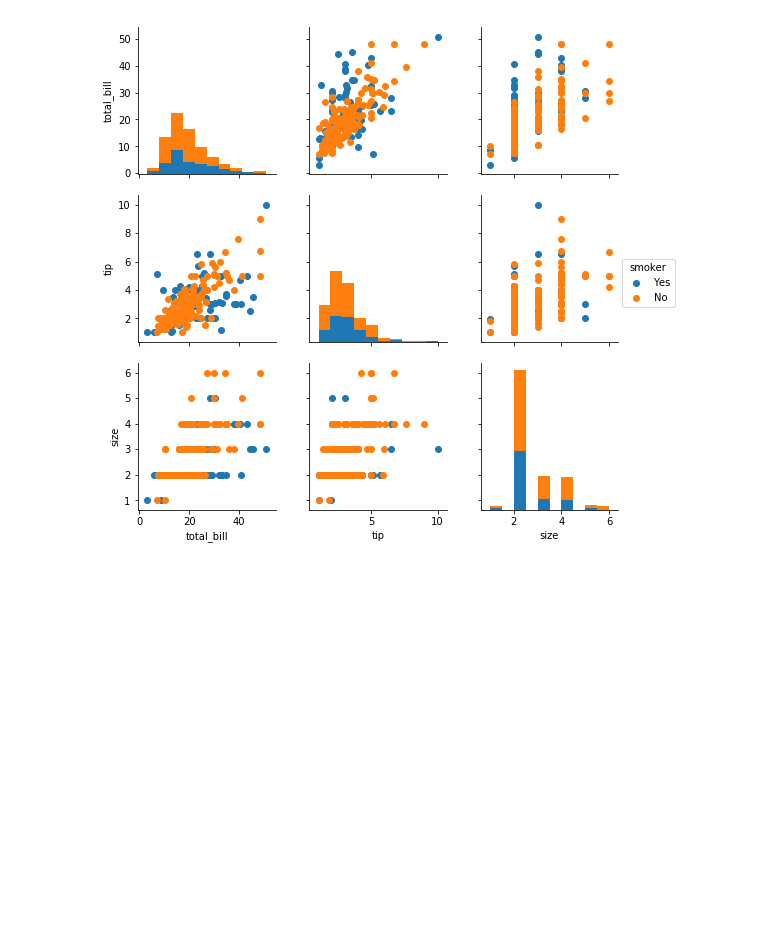
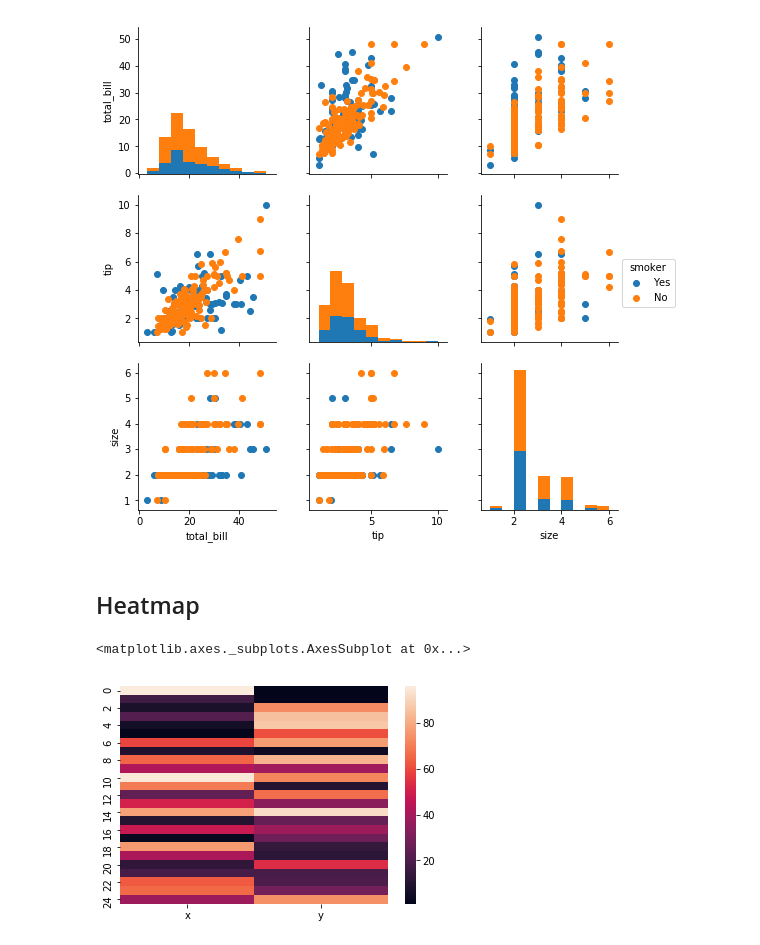
Before and after one commit to jaspajjr/pydata-visualisation, a Jupyter notebook: seaborn-plotting.ipynb, the cells around one changed output. Drawn from its saved outputs; the diff is of its cells as text; code cells hidden in the pictures; blank space fills up the shorter version.

Commit message:
Add additional plots.

```diff
--- a/seaborn-plotting.ipynb
+++ b/seaborn-plotting.ipynb
@@ -168,3 +168,10 @@ g.map_offdiag(plt.scatter)
 g.add_legend();
 # %% [output]
 [figure]
+# %% [markdown]
+## Heatmap
+# %%
+sns.heatmap(df)
+# %% [output]
+<matplotlib.axes._subplots.AxesSubplot at 0x...>
+[figure, added]
```
Also changed, not shown: parts of 4 cells of this notebook.
